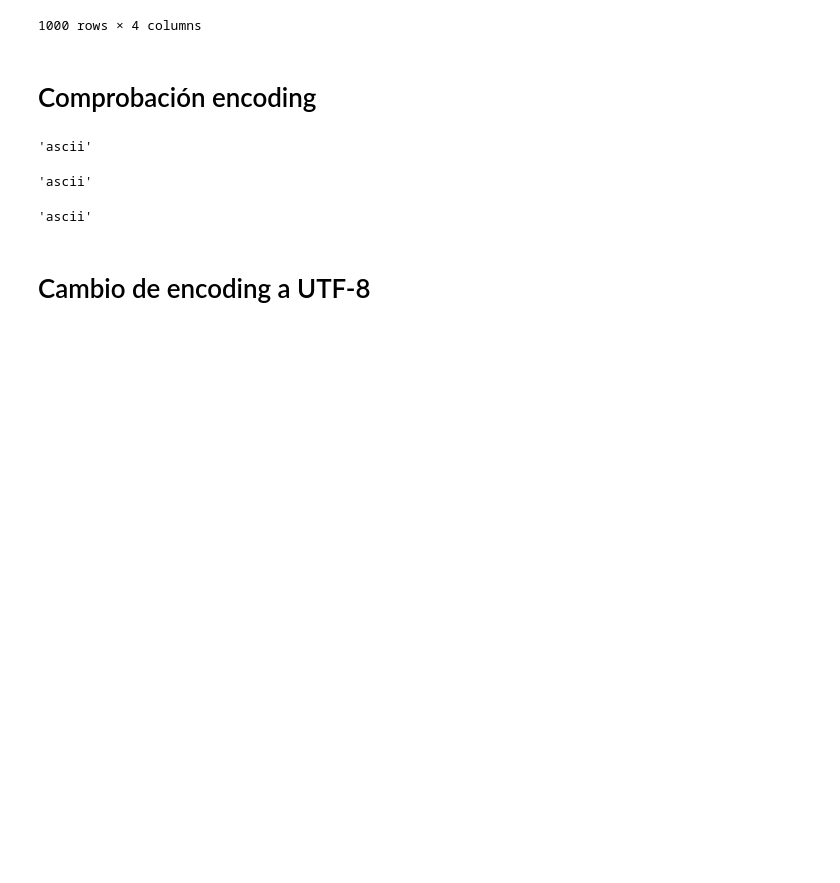
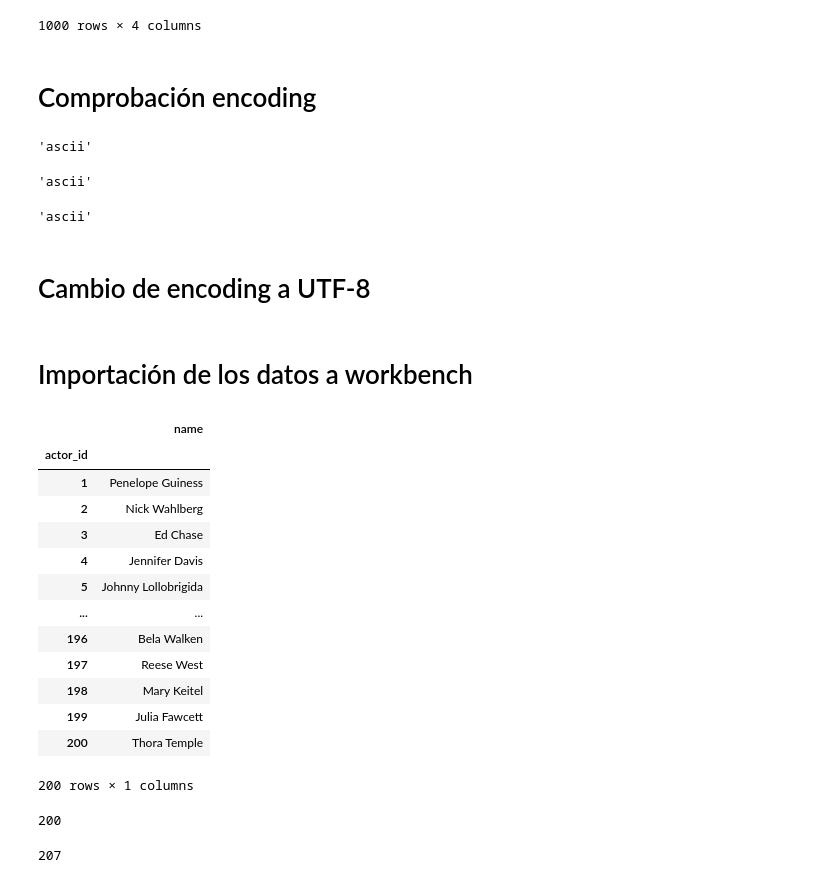
Before and after one commit to BorjaDorado/Blockbuster, a Jupyter notebook: notebooks/Blockbuster.ipynb, the cells around one changed output. Drawn from its saved outputs; the diff is of its cells as text; code cells hidden in the pictures; blank space fills up the shorter version.

Commit message:
workbench done

```diff
--- a/notebooks/Blockbuster.ipynb
+++ b/notebooks/Blockbuster.ipynb
@@ -1513,3 +1515,5 @@ inventory.to_csv(r'..\data\df_inventory_utf8.csv', encoding="utf-8", index=False
 rental.to_csv(r'..\data\df_rental_utf8.csv', encoding="utf-8", index=False)
 # %%
 staff.to_csv(r'..\data\df_staff_utf8.csv', encoding="utf-8", index=False)
+# %% [markdown]
+# Importación de los datos a workbench
@@ -1515,0 +1525,26 @@ staff.to_csv(r'..\data\df_staff_utf8.csv', encoding="utf-8", index=False)
+# %%
+actor = actor.set_index('actor_id')
+actor
+# %% [output]
+|  | name |
+| actor_id |  |
+| 1 | Penelope Guiness |
+| 2 | Nick Wahlberg |
+| 3 | Ed Chase |
+| 4 | Jennifer Davis |
+| 5 | Johnny Lollobrigida |
+| ... | ... |
+| 196 | Bela Walken |
+| 197 | Reese West |
+| 198 | Mary Keitel |
+| 199 | Julia Fawcett |
+| 200 | Thora Temple |
+200 rows × 1 columns
+# %%
+actor.to_sql(name='actor',       # nombre de la tabla
+            con=cursor,           # conexion al servidor
+            if_exists='replace',  # replace sobreescribe la tabla
+            index=True
+           )
+# %% [output]
+200
@@ -1515,0 +1553,8 @@ staff.to_csv(r'..\data\df_staff_utf8.csv', encoding="utf-8", index=False)
+# %%
+film.to_sql(name='film',       # nombre de la tabla
+            con=cursor,           # conexion al servidor
+            if_exists='replace',  # replace sobreescribe la tabla
+            index=True
+           )
+# %% [output]
+207
```
Also changed, not shown: parts of 15 cells of this notebook, 5 other files.
